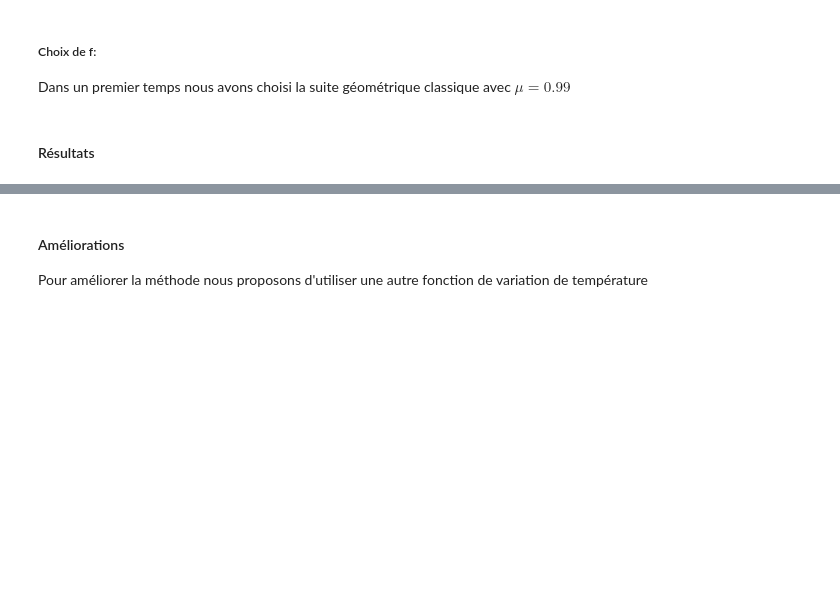
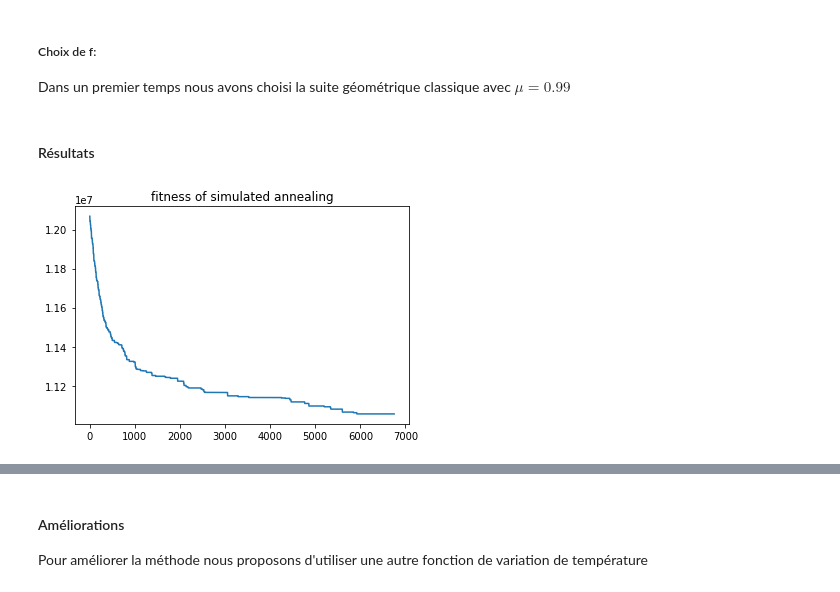
Before and after one commit to M-Garrigues/Quadratic-Assignment-Problem, a Jupyter notebook: notebooks/Taixxa.ipynb, the cells around one changed output, grey strips where cells are left out. Saved outputs shown, nothing was run; the diff lists cells and outputs as text; code cells hidden in the pictures; blank space fills up the shorter version.

```diff
--- a/notebooks/Taixxa.ipynb
+++ b/notebooks/Taixxa.ipynb
@@ -245,6 +245,12 @@ Dans un premier temps nous avons choisi la suite géométrique classique avec \\
 # %% [markdown]
 #### Résultats
 # %%
-sol, fit, temp = siman.solve(i,0,75,50,fexp)
-viewer = FitnessViewer(np.array(costs))
-viewer.plot('fitness of simulated annealing by changes of value at same temperature')
+times = []
+start_time = time.time()
+sol, fit, temp = siman.solve(55,0,750,10,fexpreb)
+elapsed_time = time.time() - start_time
+viewer = FitnessViewer(np.array(fit))
+viewer.plot('fitness of simulated annealing')
+times.append(elapsed_time)
+# %% [output]
+[figure, added]
```
Also changed, not shown: parts of 20 cells of this notebook.
